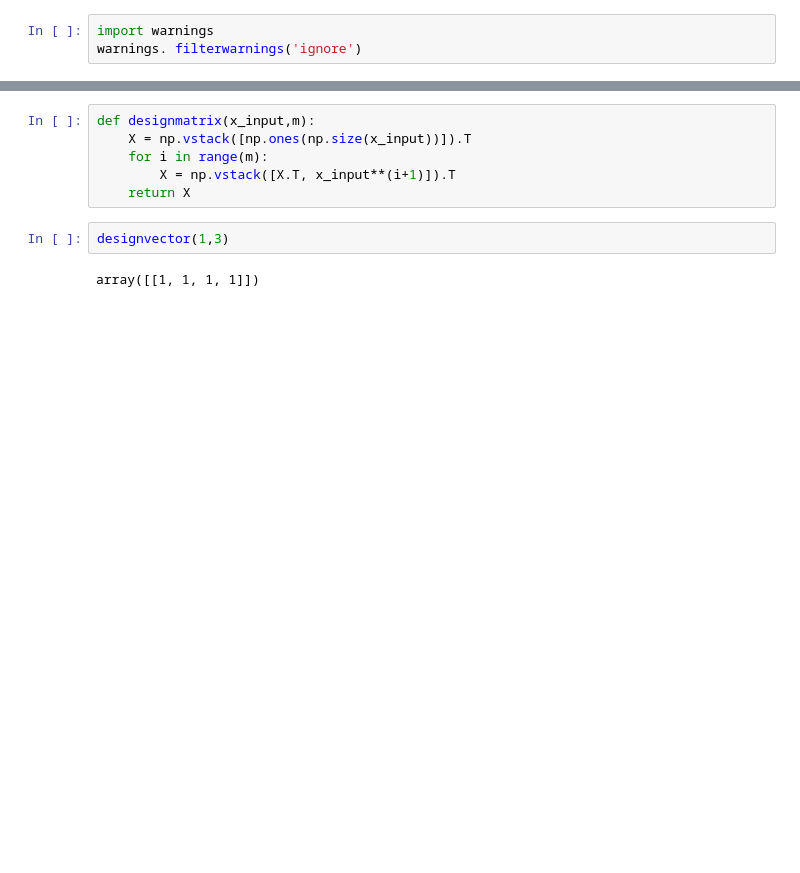
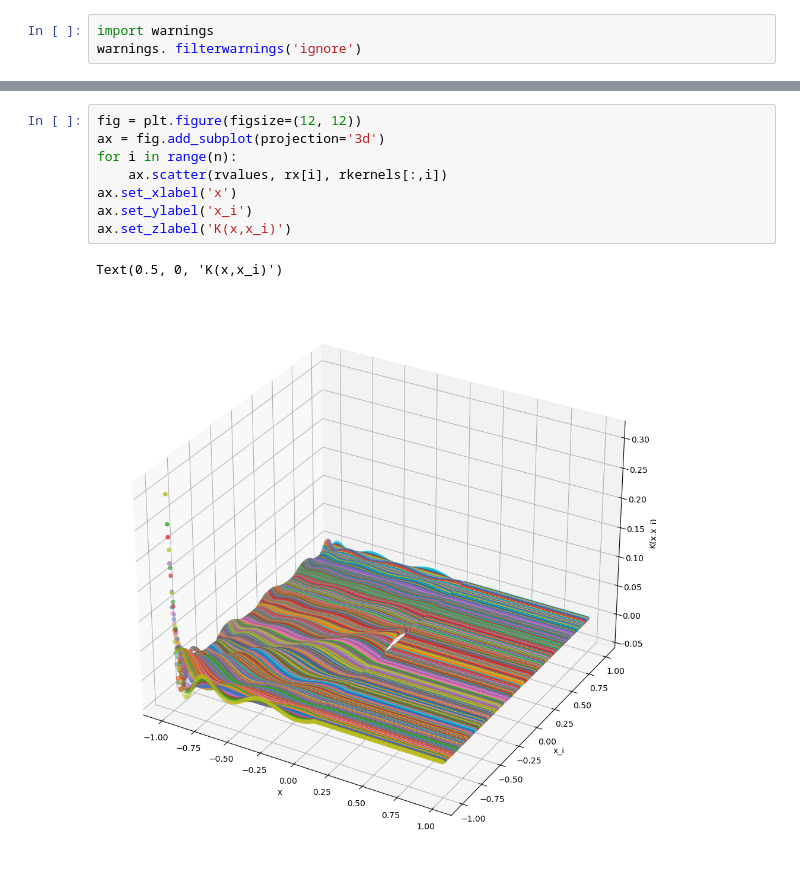
Before and after one commit to asaha1203/cx-4803, a Jupyter notebook: hw_3/hw_3_q3.ipynb, the cells around one changed output, grey strips where cells are left out. Drawn from its saved outputs; the diff is of its cells as text; blank space fills up the shorter version.

```diff
--- a/hw_3/hw_3_q3.ipynb
+++ b/hw_3/hw_3_q3.ipynb
@@ -120,10 +154,11 @@ ridgekernelfunction(x,0.5,31,10,1)
 # %%
-def designmatrix(x_input,m):
-    X = np.vstack([np.ones(np.size(x_input))]).T
-    for i in range(m):
-        X = np.vstack([X.T, x_input**(i+1)]).T
-    return X
+fig = plt.figure(figsize=(12, 12))
+ax = fig.add_subplot(projection='3d')
+for i in range(n):
+    ax.scatter(rvalues, rx[i], rkernels[:,i])
+ax.set_xlabel('x')
+ax.set_ylabel('x_i')
+ax.set_zlabel('K(x,x_i)')
+# %% [output]
+Text(0.5, 0, 'K(x,x_i)')
+[figure, added]
-# %%
-designvector(1,3)
-# %% [output]
-array([[1, 1, 1, 1]])
```
Also changed, not shown: parts of 14 cells of this notebook, 1 other file.
